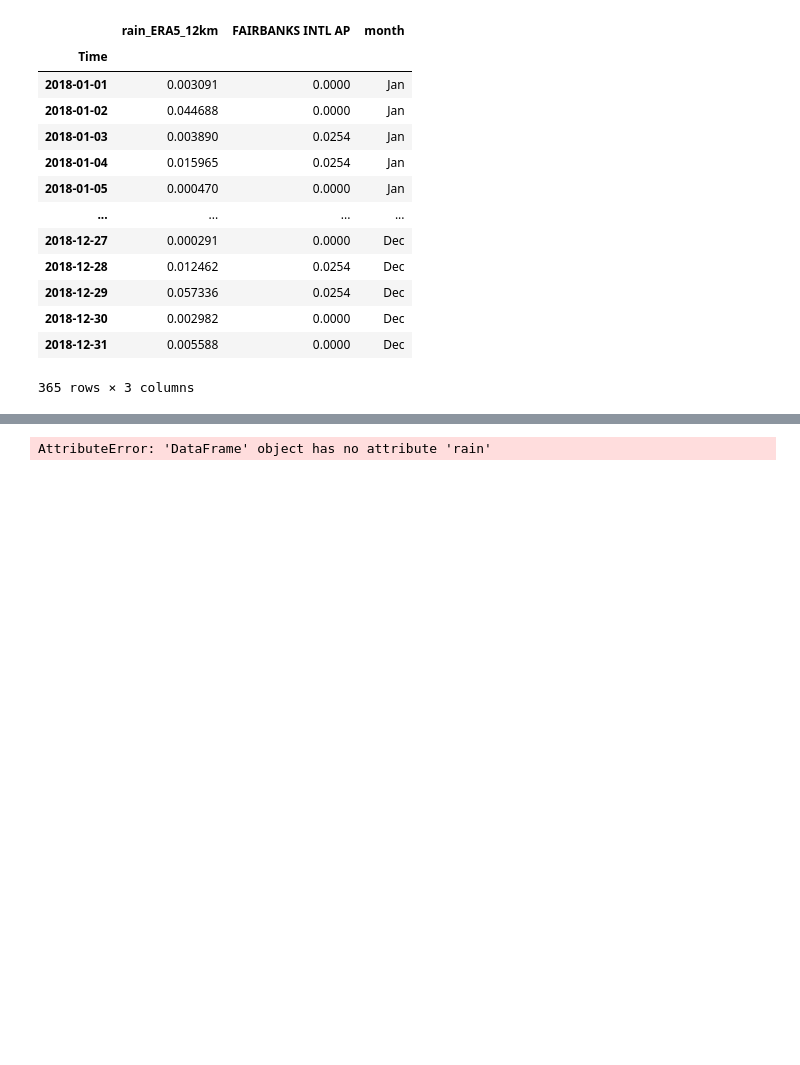
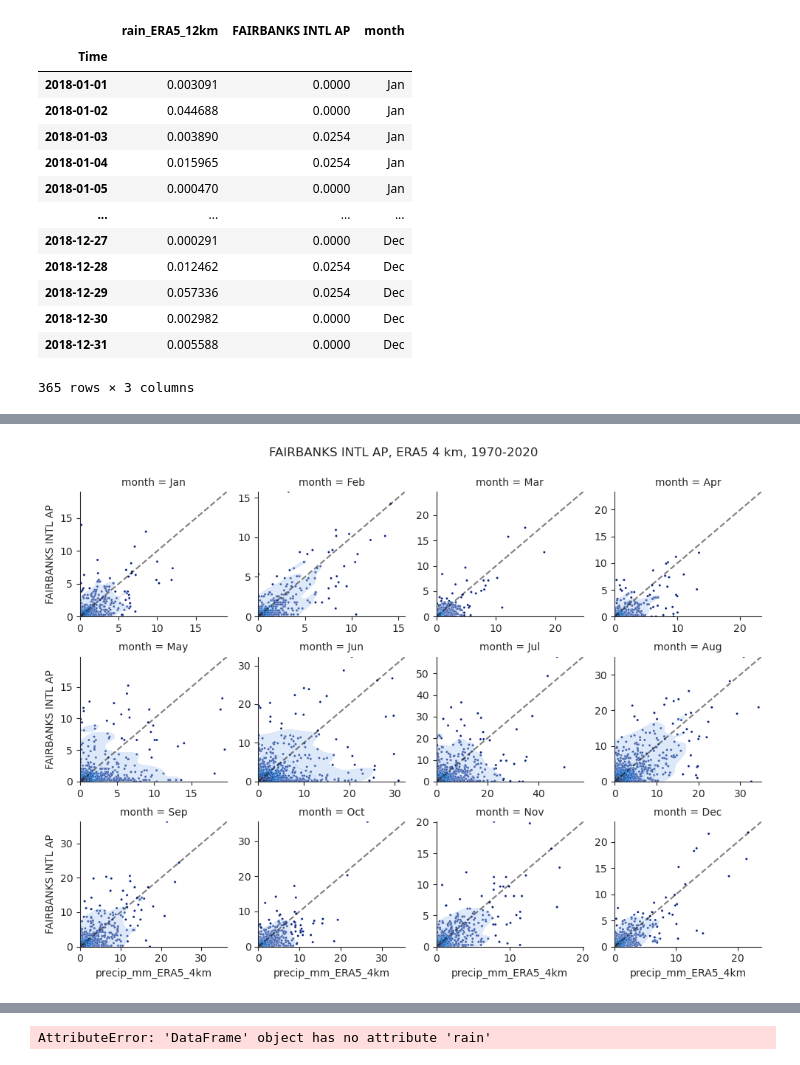
Before and after one commit to chryss/dyndowntools, a Jupyter notebook: Jupyter_Notebooks/analysis_precip_scatterplot.ipynb, the cells around one changed output, grey strips where cells are left out. Cells and saved outputs as stored; diff of their text form; code cells hidden in the pictures; blank space fills up the shorter version.

```diff
--- a/Jupyter_Notebooks/analysis_precip_scatterplot.ipynb
+++ b/Jupyter_Notebooks/analysis_precip_scatterplot.ipynb
@@ -373,0 +413,18 @@ ax.get_xl
+# %%
+g = sns.FacetGrid(compDF, col="month", col_wrap=4, sharex=False, sharey=False, aspect=1, height=2.5)
+g.map_dataframe(sns.scatterplot, x=f'precip_mm_ERA5_{resolution}km', y='FAIRBANKS INTL AP',
+                s=5, markers='.', hue='month', palette='dark')
+g.map_dataframe(sns.kdeplot, x=f'precip_mm_ERA5_{resolution}km', y='FAIRBANKS INTL AP',
+    fill=True,
+    alpha=0.4,
+    bw_adjust=1.5,
+    cut=0,
+    )
+plt.suptitle(f"{'FAIRBANKS INTL AP'}, ERA5 {resolution} km, 1970-2020\n")
+g.figure.subplots_adjust(top=.9)
+axes = g.axes
+for ax in axes:
+    ax.set(xlim = ax.get_ylim())
+    ax.plot((0, ax.get_xlim()[1]), (0, ax.get_ylim()[1]), c='k', alpha=.5, ls='--')
+# %% [output]
+[figure, added]
```
Also changed, not shown: parts of 15 cells of this notebook, 9 other files.
